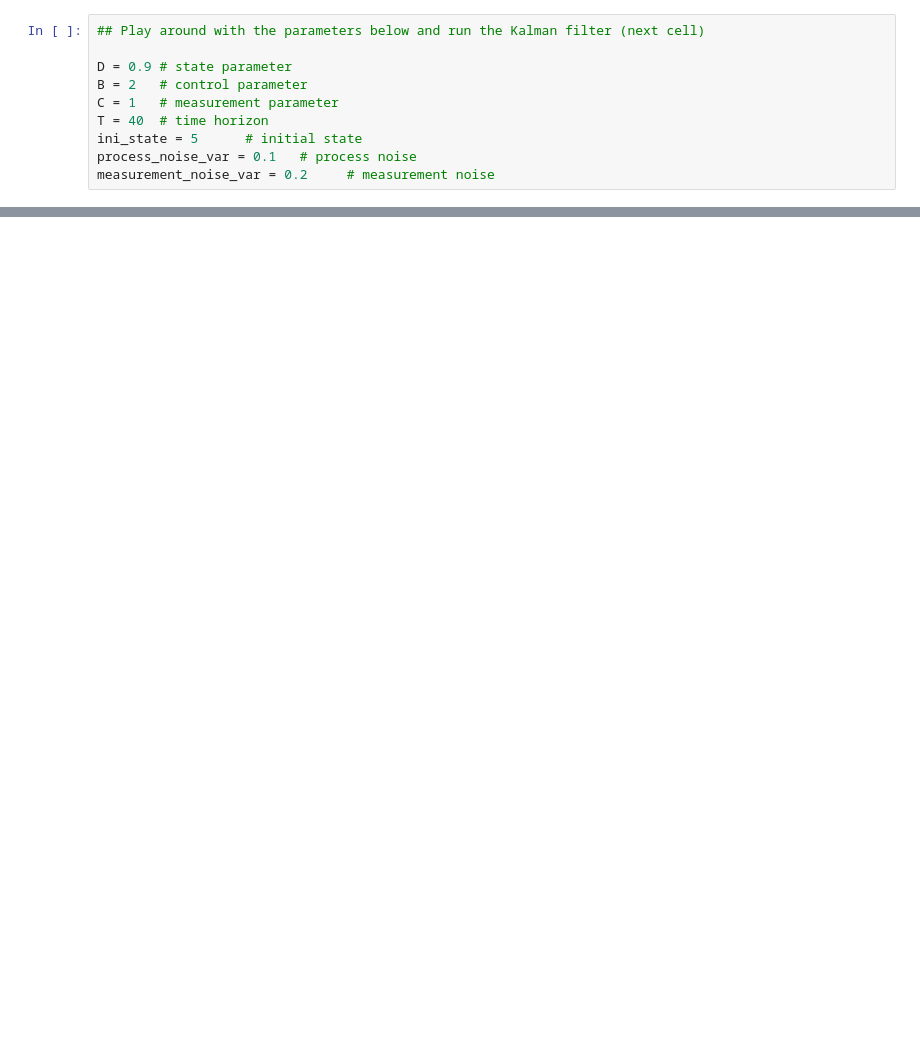
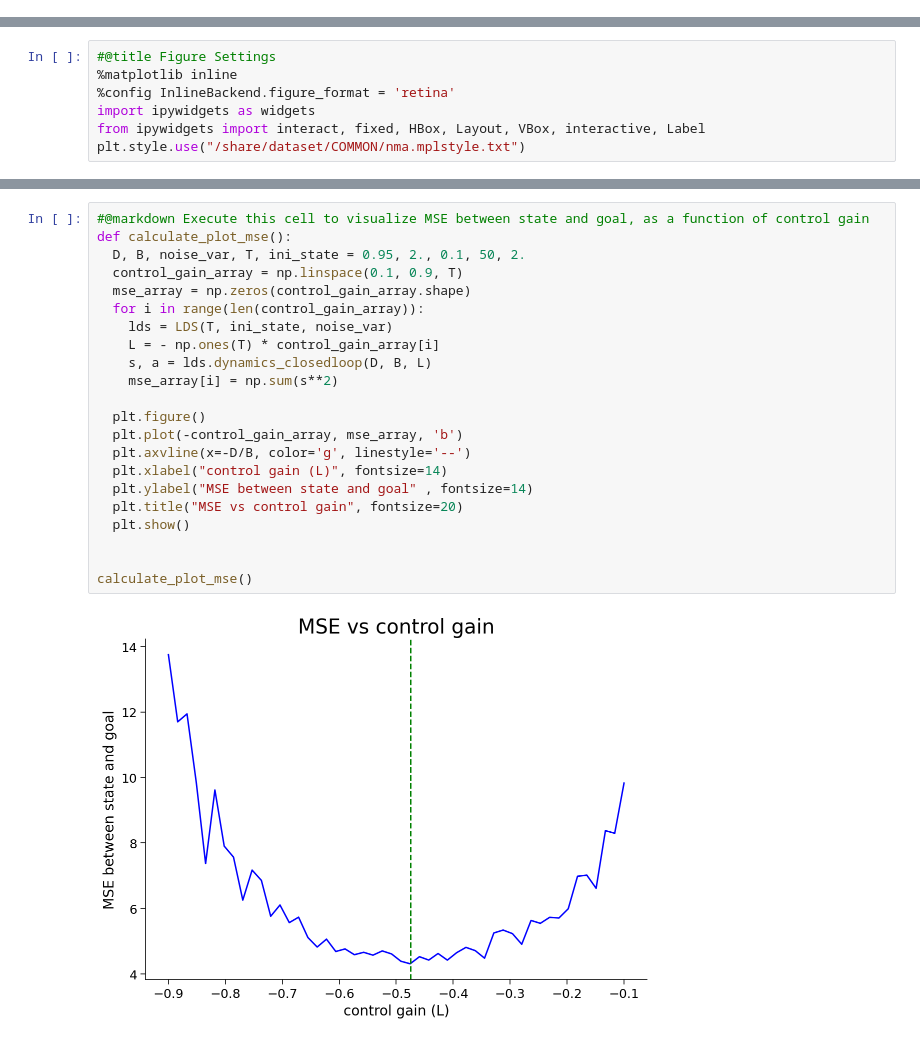
Before and after one commit to txperl/course-content, a Jupyter notebook: tutorials/W2D4_OptimalControl/student/W2D4_Tutorial2.ipynb, the cells around one changed output, grey strips where cells are left out. Drawn from its saved outputs; the diff is of its cells as text; blank space fills up the shorter version.

```diff
--- a/tutorials/W2D4_OptimalControl/student/W2D4_Tutorial2.ipynb
+++ b/tutorials/W2D4_OptimalControl/student/W2D4_Tutorial2.ipynb
@@ -898,10 +2,0 @@ Now let's implement the Kalman filter with closed-loop feedback with the control
-# %%
-## Play around with the parameters below and run the Kalman filter (next cell)
-
-D = 0.9 # state parameter
-B = 2   # control parameter
-C = 1   # measurement parameter
-T = 40  # time horizon
-ini_state = 5      # initial state
-process_noise_var = 0.1   # process noise
-measurement_noise_var = 0.2     # measurement noise
@@ -1145,0 +28,7 @@ The measurement noise $v_t$ also has an effect on the accuracy of the controlled
+# %%
+#@title Figure Settings
+%matplotlib inline
+%config InlineBackend.figure_format = 'retina'
+import ipywidgets as widgets
+from ipywidgets import interact, fixed, HBox, Layout, VBox, interactive, Label
+plt.style.use("/share/dataset/COMMON/nma.mplstyle.txt")
@@ -1145,0 +294,24 @@ The measurement noise $v_t$ also has an effect on the accuracy of the controlled
+# %%
+#@markdown Execute this cell to visualize MSE between state and goal, as a function of control gain
+def calculate_plot_mse():
+  D, B, noise_var, T, ini_state = 0.95, 2., 0.1, 50, 2.
+  control_gain_array = np.linspace(0.1, 0.9, T)
+  mse_array = np.zeros(control_gain_array.shape)
+  for i in range(len(control_gain_array)):
+    lds = LDS(T, ini_state, noise_var)
+    L = - np.ones(T) * control_gain_array[i]
+    s, a = lds.dynamics_closedloop(D, B, L)
+    mse_array[i] = np.sum(s**2)
+
+  plt.figure()
+  plt.plot(-control_gain_array, mse_array, 'b')
+  plt.axvline(x=-D/B, color='g', linestyle='--')
+  plt.xlabel("control gain (L)", fontsize=14)
+  plt.ylabel("MSE between state and goal" , fontsize=14)
+  plt.title("MSE vs control gain", fontsize=20)
+  plt.show()
+
+
+calculate_plot_mse()
+# %% [output]
+[figure, added]
```
Also changed, not shown: parts of 134 cells of this notebook, 22 other files.
